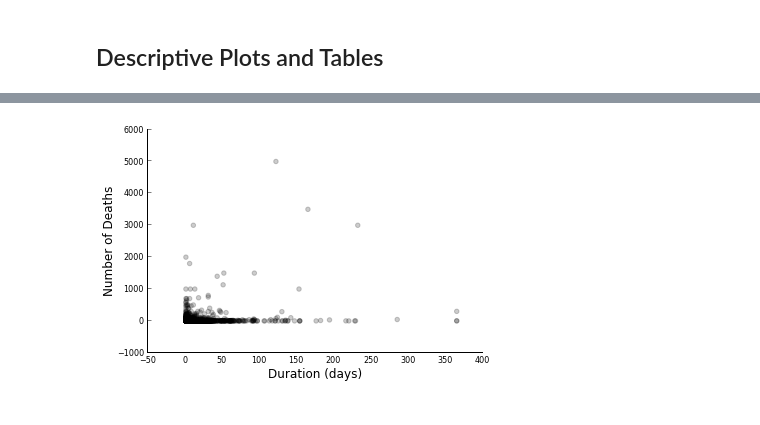
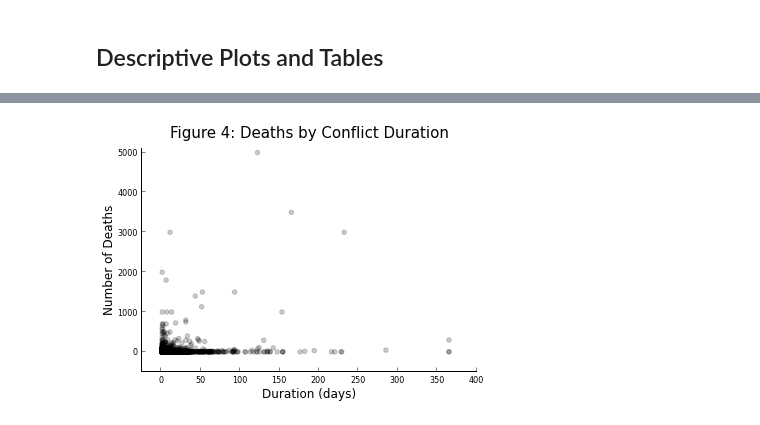
Before and after one commit to boyasm/STAT-222, a Jupyter notebook: Boyas 222 Project.ipynb, the cells around one changed output, grey strips where cells are left out. Cells and saved outputs as stored; diff of their text form; code cells hidden in the pictures.

```diff
--- a/Boyas 222 Project.ipynb
+++ b/Boyas 222 Project.ipynb
@@ -83,6 +96,10 @@ scad.locnum[scad.locnum == -99] = np.nan
 scad.issue1[scad.issue1 == 14] = np.nan
 scad.issue1[scad.issue2 == 14] = np.nan
 scad.issue1[scad.issue3 == 14] = np.nan
+# %%
+#Recode dominant religion as a dummy numeric variable
+levels = dict([(val, i) for i, val in enumerate(set(scad.domRel))])
+scad['domRelNum'] = [levels[val] for val in scad.domRel]
 # %%
 #Code indicator variable, 0 if no deaths, 1 if at least one death
 scad['death01']=scad.ndeath
@@ -252,25 +347,28 @@ plt.show()
 # %%
 noNan = scad[['ndeath', 'duration']]
 noNan = noNan[~np.isnan(noNan).any(1)]
 
 ax = plt.subplot(111)
 width=0.5
 p1 = ax.scatter(noNan.duration, noNan.ndeath, color='black', alpha=0.2)
 
 axesToLose = ['top', 'right']
 for axis in axesToLose:
     ax.spines[axis].set_visible(False)
 
-ax.xaxis.set_ticks_position('none')
+ax.xaxis.set_ticks_position('bottom')
 ax.yaxis.set_ticks_position('left')
 
 ax.set_ylabel('Number of Deaths', fontsize=12)
 
 
 ax.tick_params(axis='both', which='major', labelsize=8)
-
+ax.set_xlim((-25, 400))
+ax.set_ylim((-500, 5100))
 ax.set_xlabel('Duration (days)', fontsize=12)
 
+ax.set_title('Figure 4: Deaths by Conflict Duration \n', fontsize=15)
+
 plt.show()
 # %% [output]
-[figure, old version]
+[figure, new version]
```
Also changed, not shown: parts of 39 cells of this notebook.
